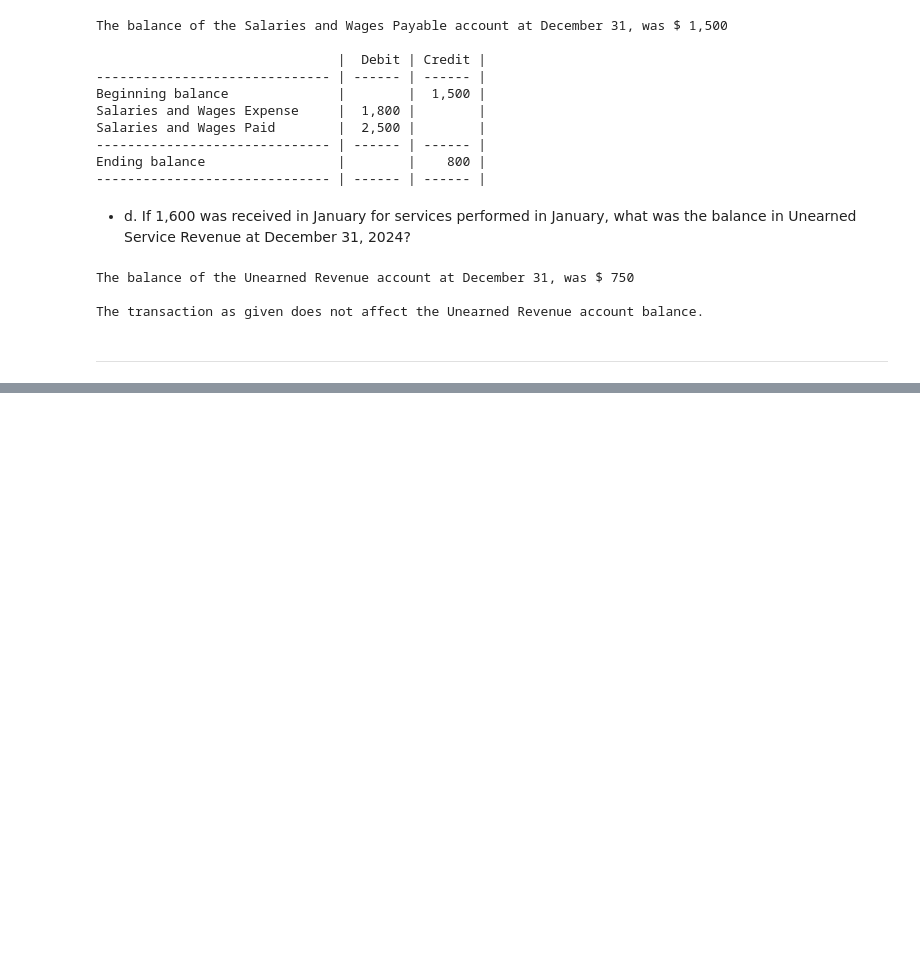
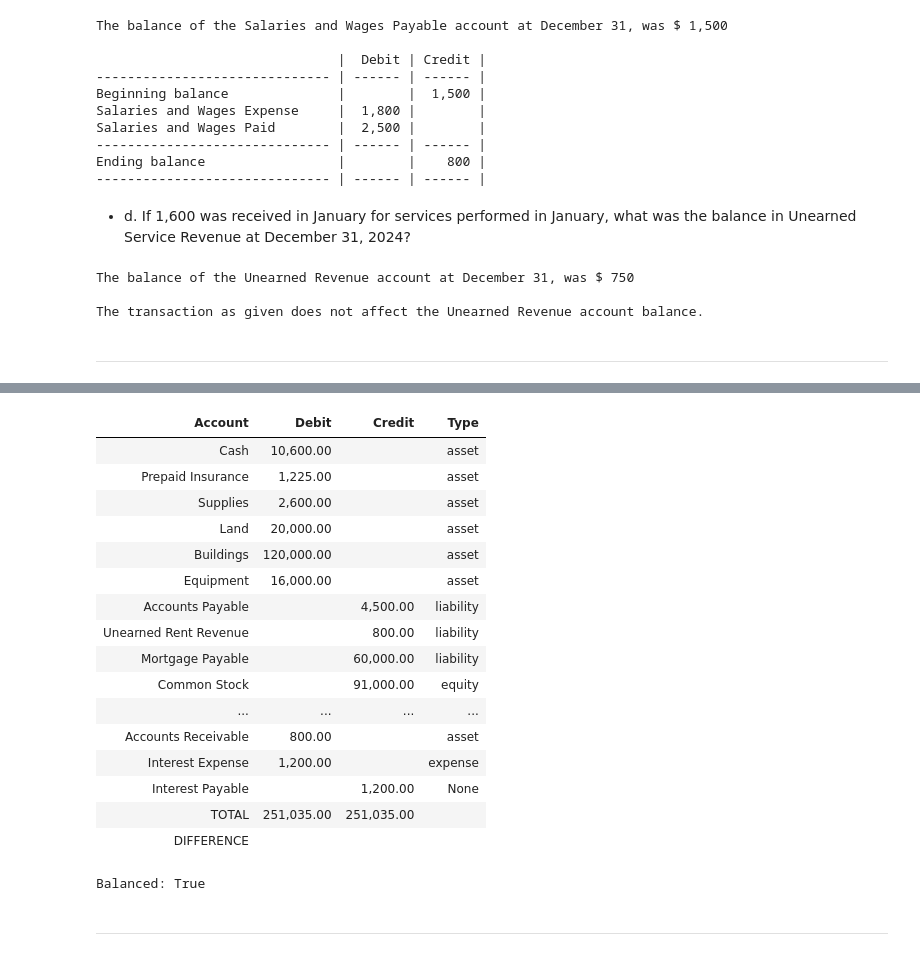
Before and after one commit to ekmartinez/Accounting, a Jupyter notebook: 01_The_Accounting_Information_System/01_The_Accounting_Information_System_Exercises.ipynb, the cells around one changed output, grey strips where cells are left out. Drawn from its saved outputs; the diff is of its cells as text; code cells hidden in the pictures; blank space fills up the shorter version.

```diff
--- a/01_The_Accounting_Information_System/01_The_Accounting_Information_System_Exercises.ipynb
+++ b/01_The_Accounting_Information_System/01_The_Accounting_Information_System_Exercises.ipynb
@@ -871,0 +1252,35 @@ The transaction as given does not affect the Unearned Revenue account balance.
+# %%
+
+greco_tb.apply_ledger(greco, account_types={
+    "Accounts Receivable": "asset",
+    "Supplies Expense": "expense",
+    "Insurance Expense": "expense",
+    "Depreciation Expense": "expense",
+    "Accumulated Depreciation - Buildings": "asset",
+    "Accumulated Depreciation - Equipment": "asset",
+    "Interest Expense": "expense",
+    "Salaries and Wages Payable": "expense",
+    })
+display(HTML(format_trial_balance_table(greco_tb).to_html(index=False)))
+print("Balanced:", greco_tb.is_balanced())
+# %% [output]
+| Account | Debit | Credit | Type |
+| Cash | 10,600.00 |  | asset |
+| Prepaid Insurance | 1,225.00 |  | asset |
+| Supplies | 2,600.00 |  | asset |
+| Land | 20,000.00 |  | asset |
+| Buildings | 120,000.00 |  | asset |
+| Equipment | 16,000.00 |  | asset |
+| Accounts Payable |  | 4,500.00 | liability |
+| Unearned Rent Revenue |  | 800.00 | liability |
+| Mortgage Payable |  | 60,000.00 | liability |
+| Common Stock |  | 91,000.00 | equity |
+| ... | ... | ... | ... |
+| Accounts Receivable | 800.00 |  | asset |
+| Interest Expense | 1,200.00 |  | expense |
+| Interest Payable |  | 1,200.00 | None |
+| TOTAL | 251,035.00 | 251,035.00 |  |
+| DIFFERENCE |  |  |  |
+Balanced: True
+# %% [markdown]
+---
```
Also changed, not shown: parts of 12 cells of this notebook.
